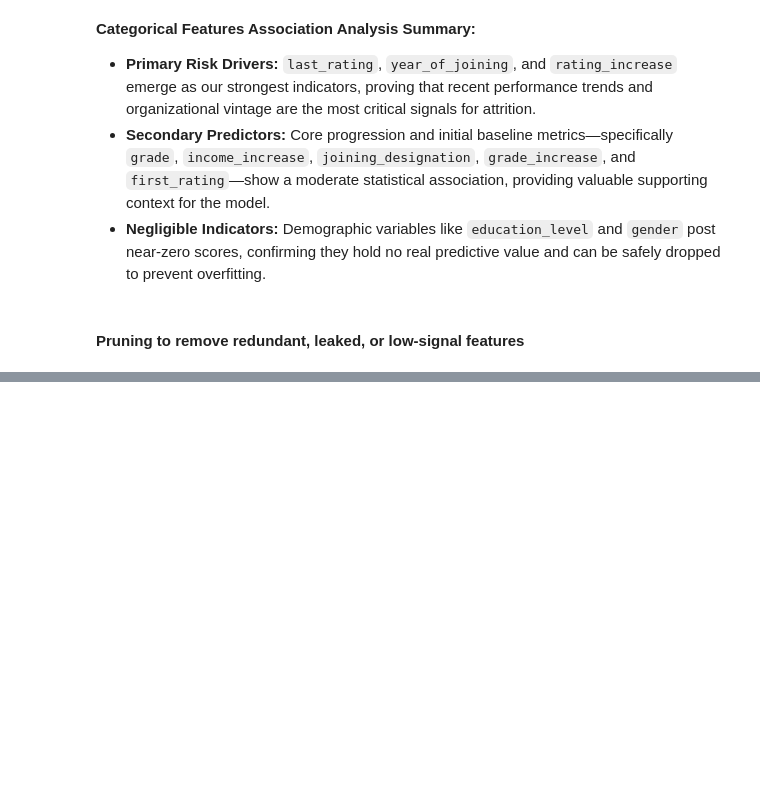
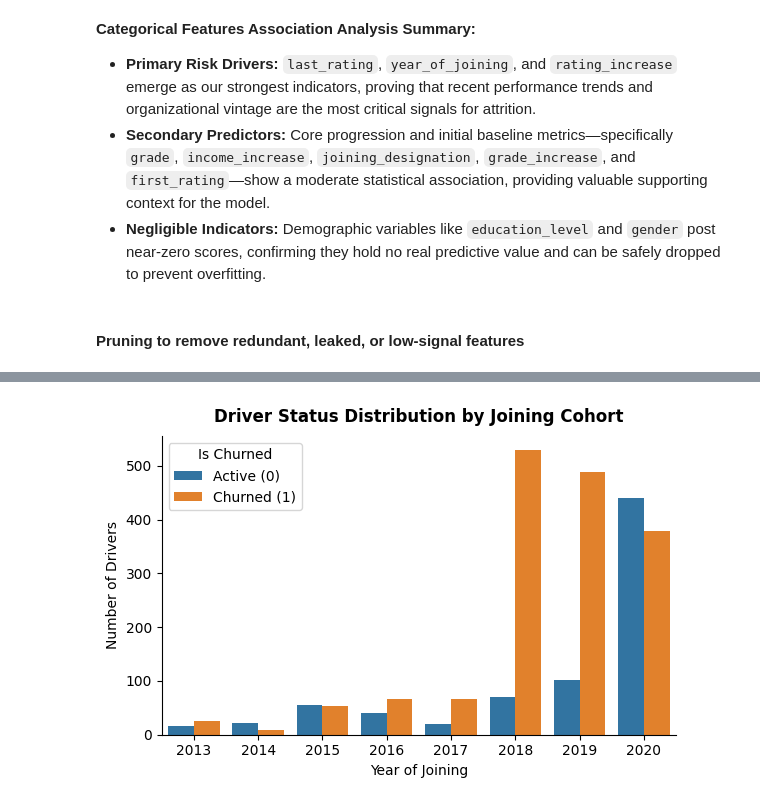
Before and after one commit to samrat-rm/Brain-Cache, a Jupyter notebook: Business_case_study/OLA_Drivers_Ensemble.ipynb, the cells around one changed output, grey strips where cells are left out. Drawn from its saved outputs; the diff is of its cells as text; code cells hidden in the pictures; blank space fills up the shorter version.

```diff
--- a/Business_case_study/OLA_Drivers_Ensemble.ipynb
+++ b/Business_case_study/OLA_Drivers_Ensemble.ipynb
@@ -745,8 +778,7 @@ grade_increase                 : 0.1308 -> MID  (Moderate Predictor)
 # %%
 drop_columns = [
     'date_of_joining', 'report_date', 'last_working_date', 'last_income', 'total_business_value_sum',
-    'total_business_value_std', 'income_increase',
-    'total_business_value_sum_log', 'total_business_value_mean_log', 'total_business_value_std_log',
-    'gender','education_level']
+    'total_business_value_std', 'total_business_value_sum_log',
+    'total_business_value_mean_log', 'total_business_value_std_log']
 
-driver_df.drop(columns=drop_columns, inplace=True, errors='ignore')
+df_model = driver_df.drop(columns=drop_columns)
@@ -823,0 +1401,23 @@ Start A1+A2 now. Write the loop yourself; paste plots + your observations and I'
+# %%
+plt.figure(figsize=(6, 4))
+cohort_order = sorted(driver_df["year_of_joining"].unique())
+
+sns.countplot(
+    data=driver_df,
+    x="year_of_joining",
+    hue="is_churned",
+    order=cohort_order,
+    palette="tab10",
+)
+
+plt.title(
+    "Driver Status Distribution by Joining Cohort", fontsize=12, weight="bold", pad=10
+)
+plt.xlabel("Year of Joining", fontsize=10)
+plt.ylabel("Number of Drivers", fontsize=10)
+plt.legend(title="Is Churned", labels=["Active (0)", "Churned (1)"])
+sns.despine()
+plt.tight_layout()
+plt.show()
+# %% [output]
+[figure, added]
```
Also changed, not shown: parts of 71 cells of this notebook.
